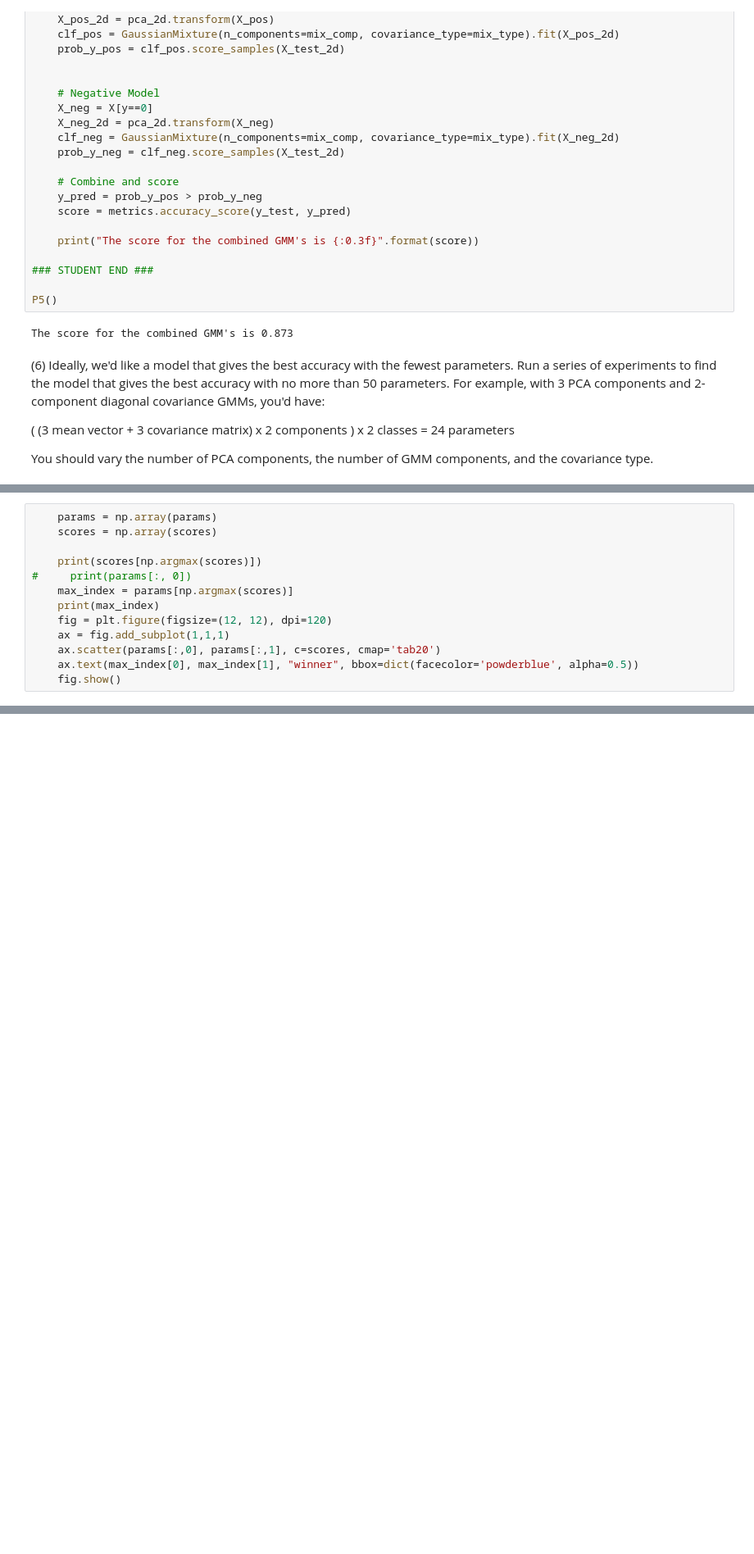
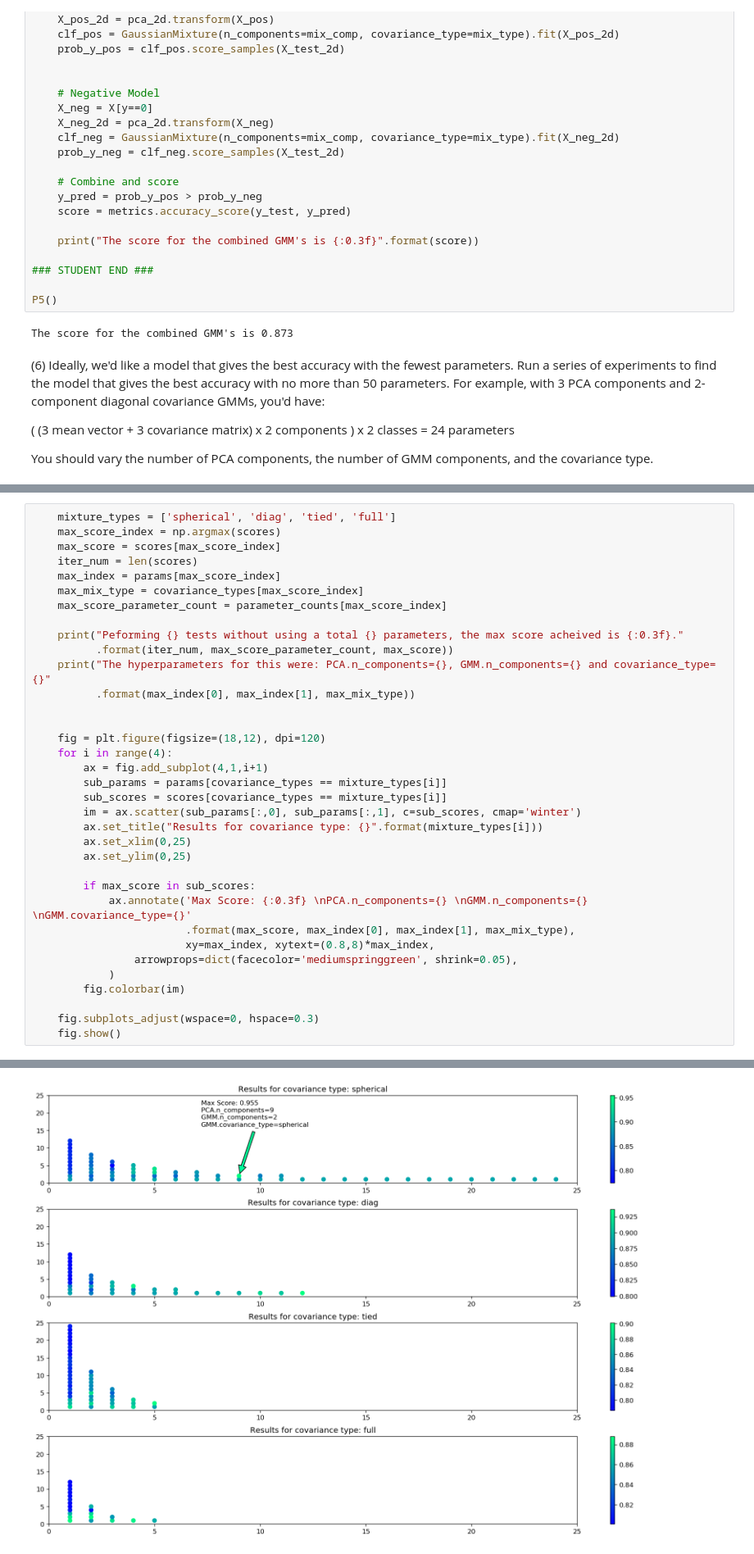
Before and after one commit to kevinhanna/W207_Projects, a Jupyter notebook: Kevin_Hanna_p3.ipynb, the cells around one changed output, grey strips where cells are left out. Shown at 82% size. Drawn from its saved outputs; the diff is of its cells as text; blank space fills up the shorter version.

```diff
--- a/Kevin_Hanna_p3.ipynb
+++ b/Kevin_Hanna_p3.ipynb
@@ -336,13 +366,0 @@ params, scores = P6()
-# %%
-    params = np.array(params)
-    scores = np.array(scores)
-
-    print(scores[np.argmax(scores)])
-#     print(params[:, 0])
-    max_index = params[np.argmax(scores)]
-    print(max_index)
-    fig = plt.figure(figsize=(12, 12), dpi=120)
-    ax = fig.add_subplot(1,1,1)
-    ax.scatter(params[:,0], params[:,1], c=scores, cmap='tab20')
-    ax.text(max_index[0], max_index[1], "winner", bbox=dict(facecolor='powderblue', alpha=0.5))
-    fig.show()
@@ -352,0 +367,36 @@ params, scores = P6()
+# %%
+    mixture_types = ['spherical', 'diag', 'tied', 'full']
+    max_score_index = np.argmax(scores)
+    max_score = scores[max_score_index]
+    iter_num = len(scores)
+    max_index = params[max_score_index]
+    max_mix_type = covariance_types[max_score_index]
+    max_score_parameter_count = parameter_counts[max_score_index]
+
+    print("Peforming {} tests without using a total {} parameters, the max score acheived is {:0.3f}."
+          .format(iter_num, max_score_parameter_count, max_score))
+    print("The hyperparameters for this were: PCA.n_components={}, GMM.n_components={} and covariance_type={}"
+          .format(max_index[0], max_index[1], max_mix_type))
+
+
+    fig = plt.figure(figsize=(18,12), dpi=120)
+    for i in range(4):
+        ax = fig.add_subplot(4,1,i+1)
+        sub_params = params[covariance_types == mixture_types[i]]
+        sub_scores = scores[covariance_types == mixture_types[i]]
+        im = ax.scatter(sub_params[:,0], sub_params[:,1], c=sub_scores, cmap='winter')
+        ax.set_title("Results for covariance type: {}".format(mixture_types[i]))
+        ax.set_xlim(0,25)
+        ax.set_ylim(0,25)
+
+        if max_score in sub_scores:
+            ax.annotate('Max Score: {:0.3f} \nPCA.n_components={} \nGMM.n_components={} \nGMM.covariance_type={}'
+                        .format(max_score, max_index[0], max_index[1], max_mix_type),
+                        xy=max_index, xytext=(0.8,8)*max_index,
+                arrowprops=dict(facecolor='mediumspringgreen', shrink=0.05),
+            )
+        fig.colorbar(im)
+
+    fig.subplots_adjust(wspace=0, hspace=0.3)
+    fig.show()
+# %% [output]
@@ -352,0 +405 @@ params, scores = P6()
+[figure, added]
```
Also changed, not shown: parts of 5 cells of this notebook, 1 other file.
